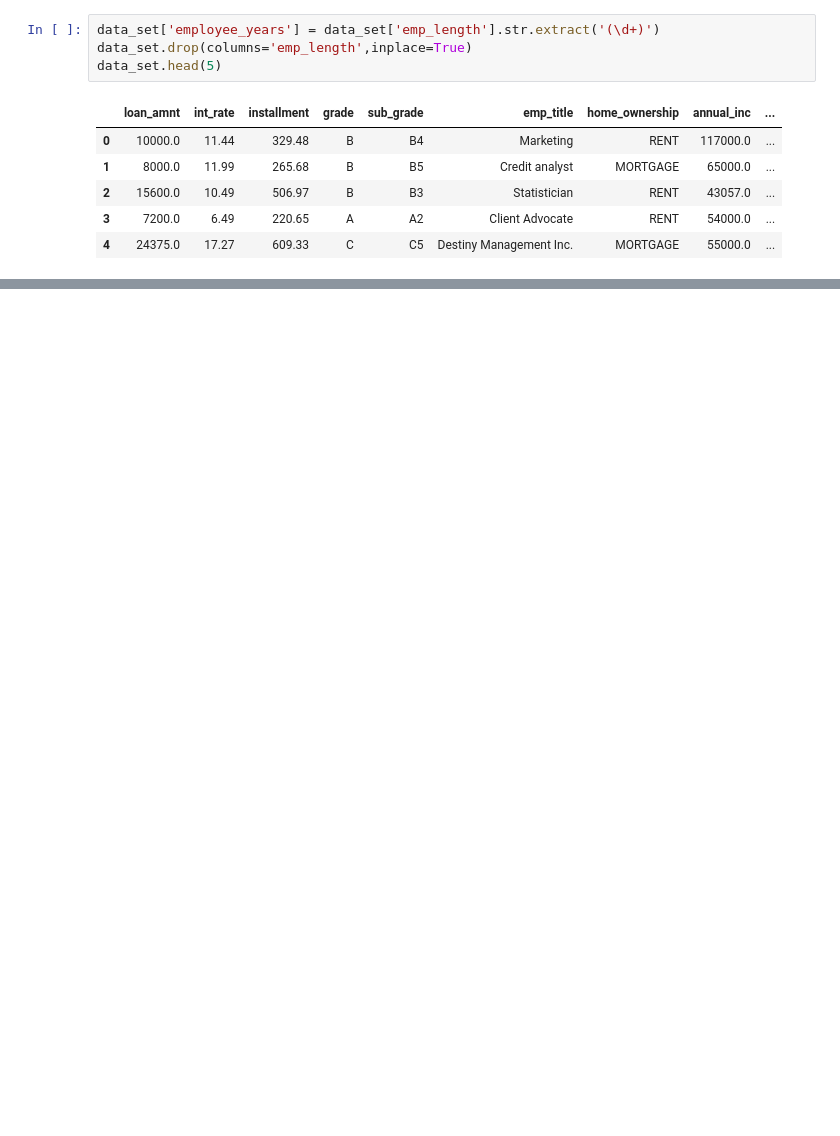
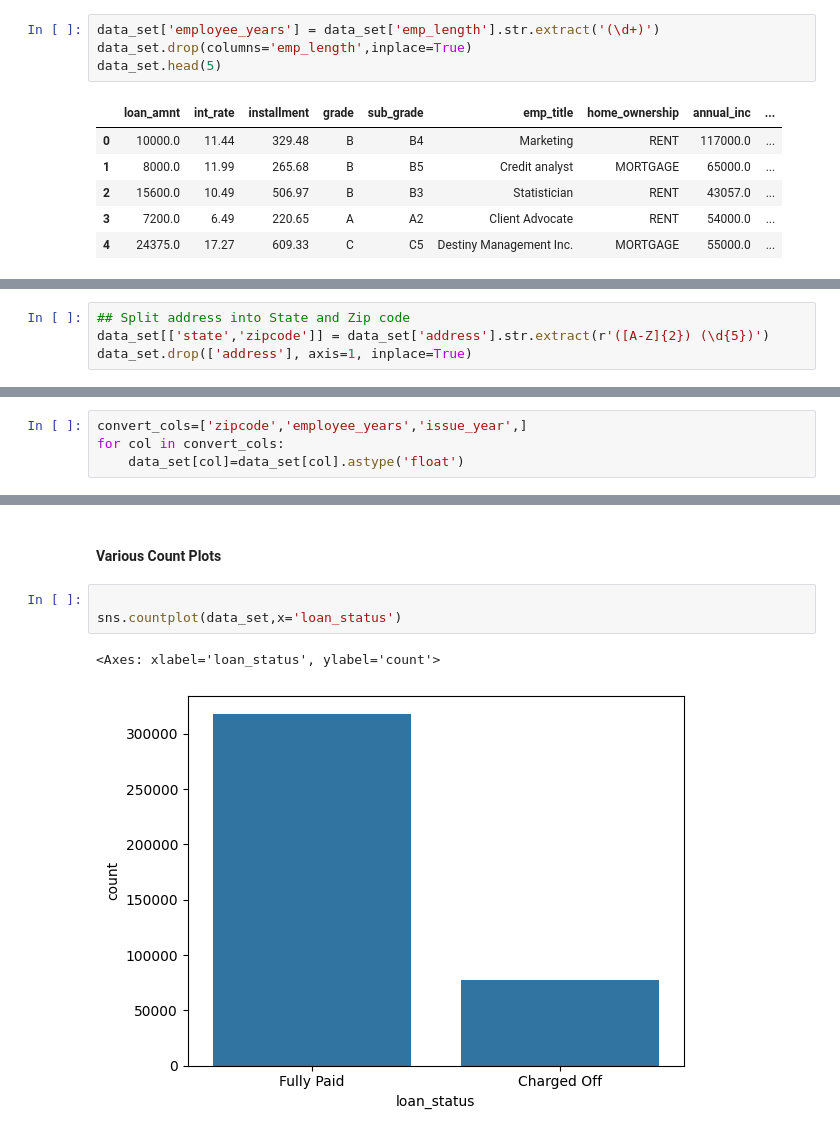
Before and after one commit to aswinvrpai/Study_Projects, a Jupyter notebook: loan_tap_eda.ipynb, the cells around one changed output, grey strips where cells are left out. Cells and saved outputs as stored; diff of their text form; blank space fills up the shorter version.

```diff
--- a/loan_tap_eda.ipynb
+++ b/loan_tap_eda.ipynb
@@ -289,0 +310,4 @@ data_set.head(5)
+# %%
+## Split address into State and Zip code
+data_set[['state','zipcode']] = data_set['address'].str.extract(r'([A-Z]{2}) (\d{5})')
+data_set.drop(['address'], axis=1, inplace=True)
@@ -289,0 +345,4 @@ data_set.head(5)
+# %%
+convert_cols=['zipcode','employee_years','issue_year',]
+for col in convert_cols:
+    data_set[col]=data_set[col].astype('float')
@@ -289,0 +463,8 @@ data_set.head(5)
+# %% [markdown]
+#### Various Count Plots
+# %%
+
+sns.countplot(data_set,x='loan_status')
+# %% [output]
+<Axes: xlabel='loan_status', ylabel='count'>
+[figure, added]
```
Also changed, not shown: parts of 17 cells of this notebook, 3 other files.
